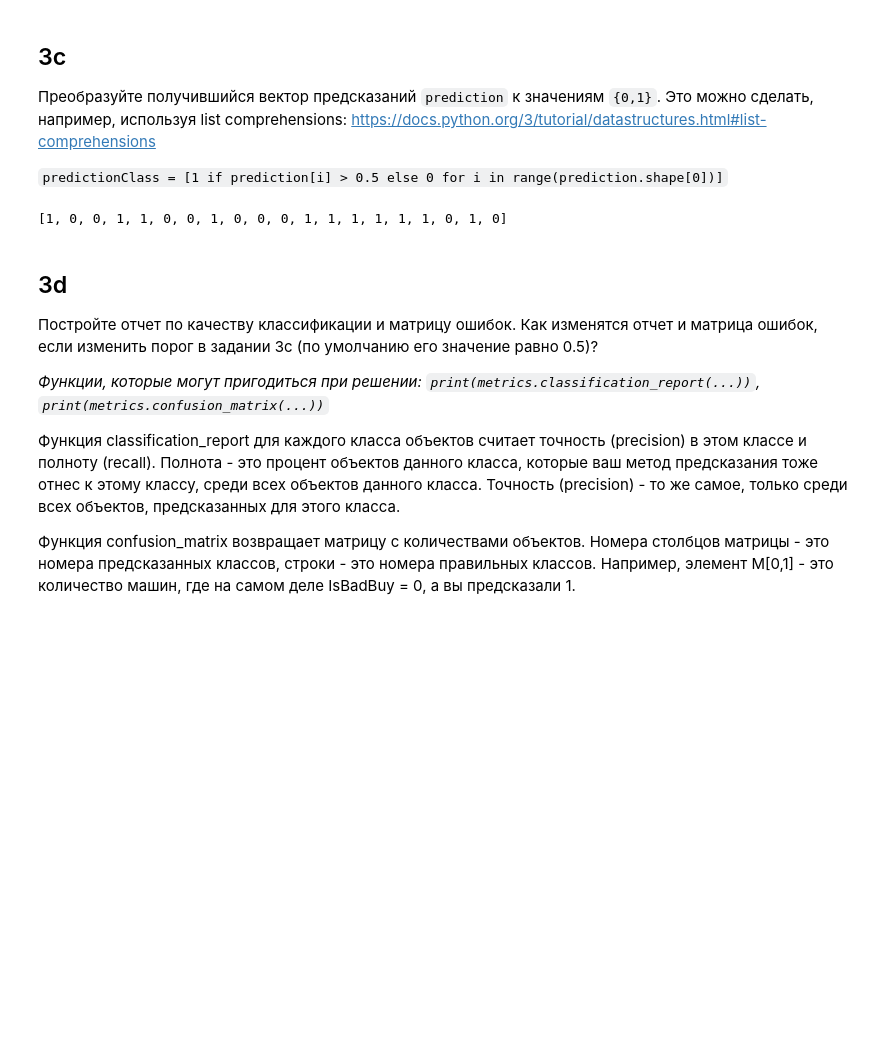
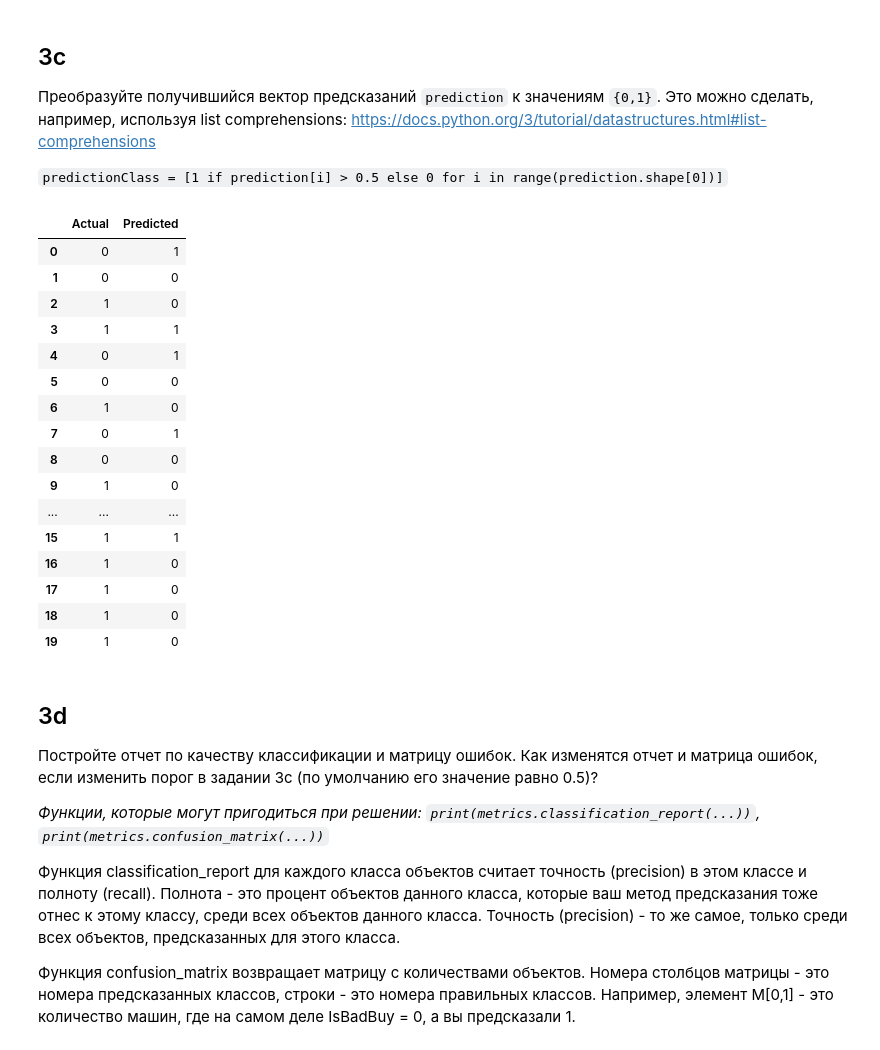
Before and after one commit to VelichkoAlexander-git/IntelligentSystems, a Jupyter notebook: Pandas/lab2/lab2_general_concepts.ipynb, the cells around one changed output. Drawn from its saved outputs; the diff is of its cells as text; code cells hidden in the pictures; blank space fills up the shorter version.

```diff
--- a/Pandas/lab2/lab2_general_concepts.ipynb
+++ b/Pandas/lab2/lab2_general_concepts.ipynb
@@ -179,11 +170,28 @@ print(y_pred)
 `predictionClass = [1 if prediction[i] > 0.5 else 0 for i in range(prediction.shape[0])]`
 # %%
 # место для кода
-predictionClass = list(map(lambda x: 1 if x > y_pred.mean() else 0, y_pred))
+predictionClass = [1 if y_pred[i] > 0.05 else 0 for i in range(y_pred.shape[0])]
-# %%
-print(predictionClass)
-# %% [output]
-[1, 0, 0, 1, 1, 0, 0, 1, 0, 0, 0, 1, 1, 1, 1, 1, 1, 0, 1, 0]
+# %%
+df = pd.DataFrame({'Actual': y_test.ravel(), 'Predicted': predictionClass})
+df
+# %% [output]
+|  | Actual | Predicted |
+| 0 | 0 | 1 |
+| 1 | 0 | 0 |
+| 2 | 1 | 0 |
+| 3 | 1 | 1 |
+| 4 | 0 | 1 |
+| 5 | 0 | 0 |
+| 6 | 1 | 0 |
+| 7 | 0 | 1 |
+| 8 | 0 | 0 |
+| 9 | 1 | 0 |
+| ... | ... | ... |
+| 15 | 1 | 1 |
+| 16 | 1 | 0 |
+| 17 | 1 | 0 |
+| 18 | 1 | 0 |
+| 19 | 1 | 0 |
 # %% [markdown]
 ## 3d
 
```
Also changed, not shown: parts of 11 cells of this notebook.
